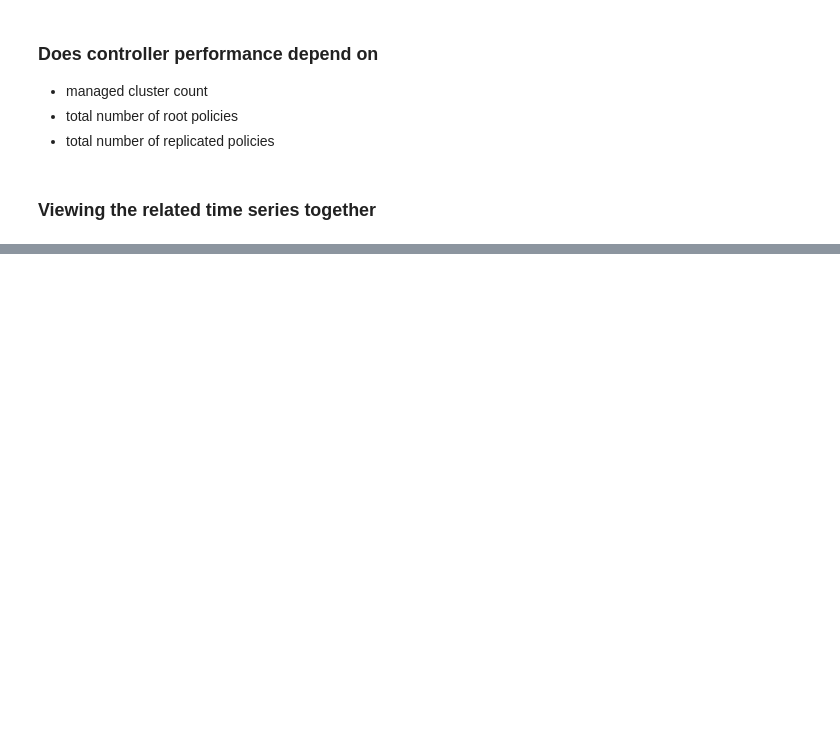
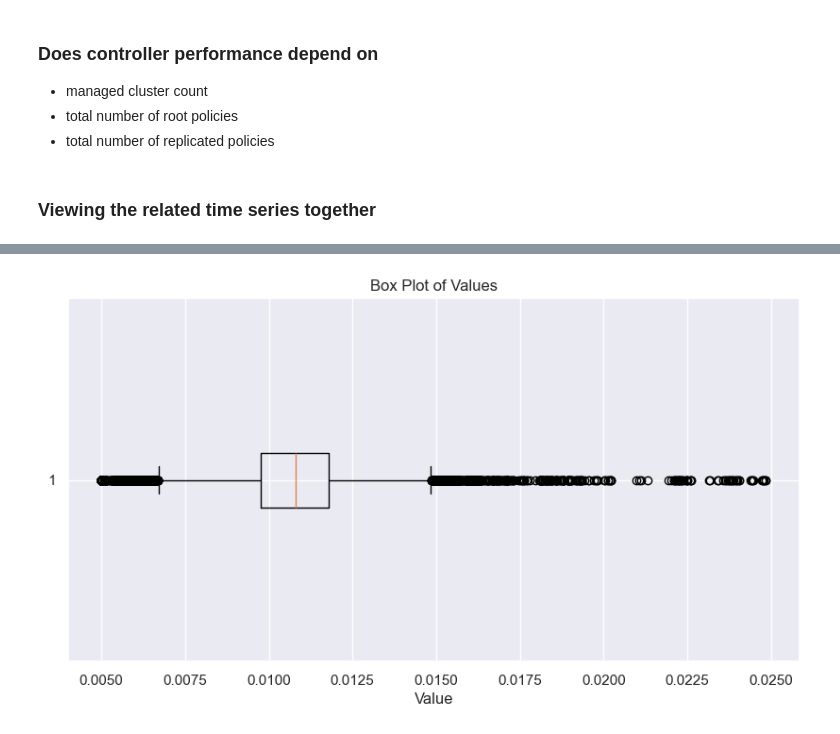
Before and after one commit to stolostron/acm-inspector, a Jupyter notebook: notebook/grc_bottleneck_1.ipynb, the cells around one changed output, grey strips where cells are left out. Saved outputs shown, nothing was run; the diff lists cells and outputs as text; code cells hidden in the pictures; blank space fills up the shorter version.

```diff
--- a/notebook/grc_bottleneck_1.ipynb
+++ b/notebook/grc_bottleneck_1.ipynb
@@ -321,0 +386,9 @@ if deeper_validation:
+# %%
+# Box Plot
+plt.figure(figsize=(10, 5))
+plt.boxplot(temp_df['RootPolicyStatusCtrlResponsePctle1sec'], vert=False)
+plt.title('Box Plot of Values')
+plt.xlabel('Value')
+plt.show()
+# %% [output]
+[figure, added]
```
Also changed, not shown: parts of 11 cells of this notebook, 1 other file.
